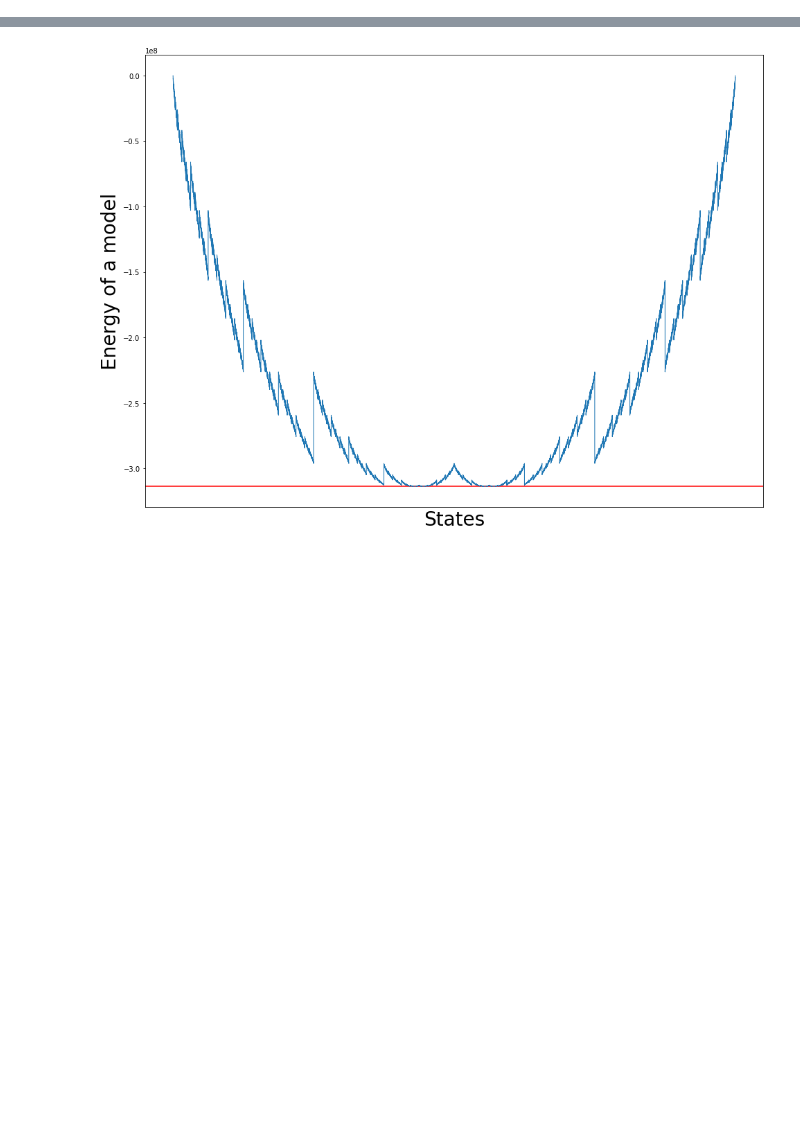
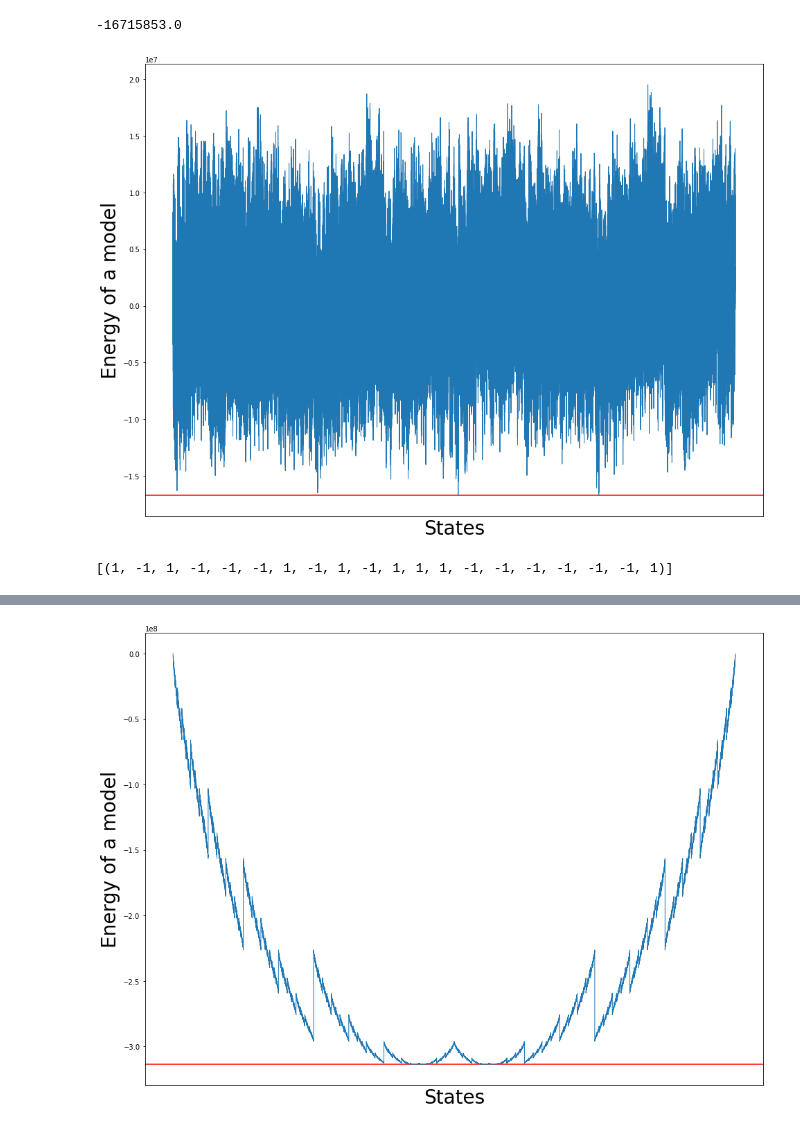
Before and after one commit to w40141/annealing_sandbox, a Jupyter notebook: randomGraph_normarlize.ipynb, the cells around one changed output, grey strips where cells are left out. Saved outputs shown, nothing was run; the diff lists cells and outputs as text; code cells hidden in the pictures; blank space fills up the shorter version.

Commit message:
edit da and randomGraph

```diff
--- a/randomGraph_normarlize.ipynb
+++ b/randomGraph_normarlize.ipynb
@@ -12,9 +12,9 @@ def fib(m, n):
         yield a
         a, b = b, a + b
 # %%
-spins = 10
+spins = 20
 vartype = 'SPIN'
-bit = 10
+bit = 20
 val = 2 ** (bit - 1)
 mat = np.random.randint(-val, val+1, (spins, spins))
 # li = np.array(list(fib(1, spins)))
@@ -28,8 +28,16 @@ model.compile()
 ising_model, const = model.to_ising()
 bf = Bulletforce(ising_model, const, vartype)
 # %%
-bf.draw_eng(show=0)
-eng, original_optimal_state = bf.run()
+print(bf.min_eng)
+bf.draw_eng()
+original_optimal_state, eng = bf.run()
+# %% [output]
+-16715853.0
+[figure, added]
+# %%
+print(original_optimal_state)
+# %% [output]
+[(1, -1, 1, -1, -1, -1, 1, -1, 1, -1, 1, 1, 1, -1, -1, -1, -1, -1, -1, 1)]
 # %%
 re = Reduce(ising_model)
 scr_bit = re.scr_bit
```
Also changed, not shown: parts of 3 cells of this notebook, 5 other files.
